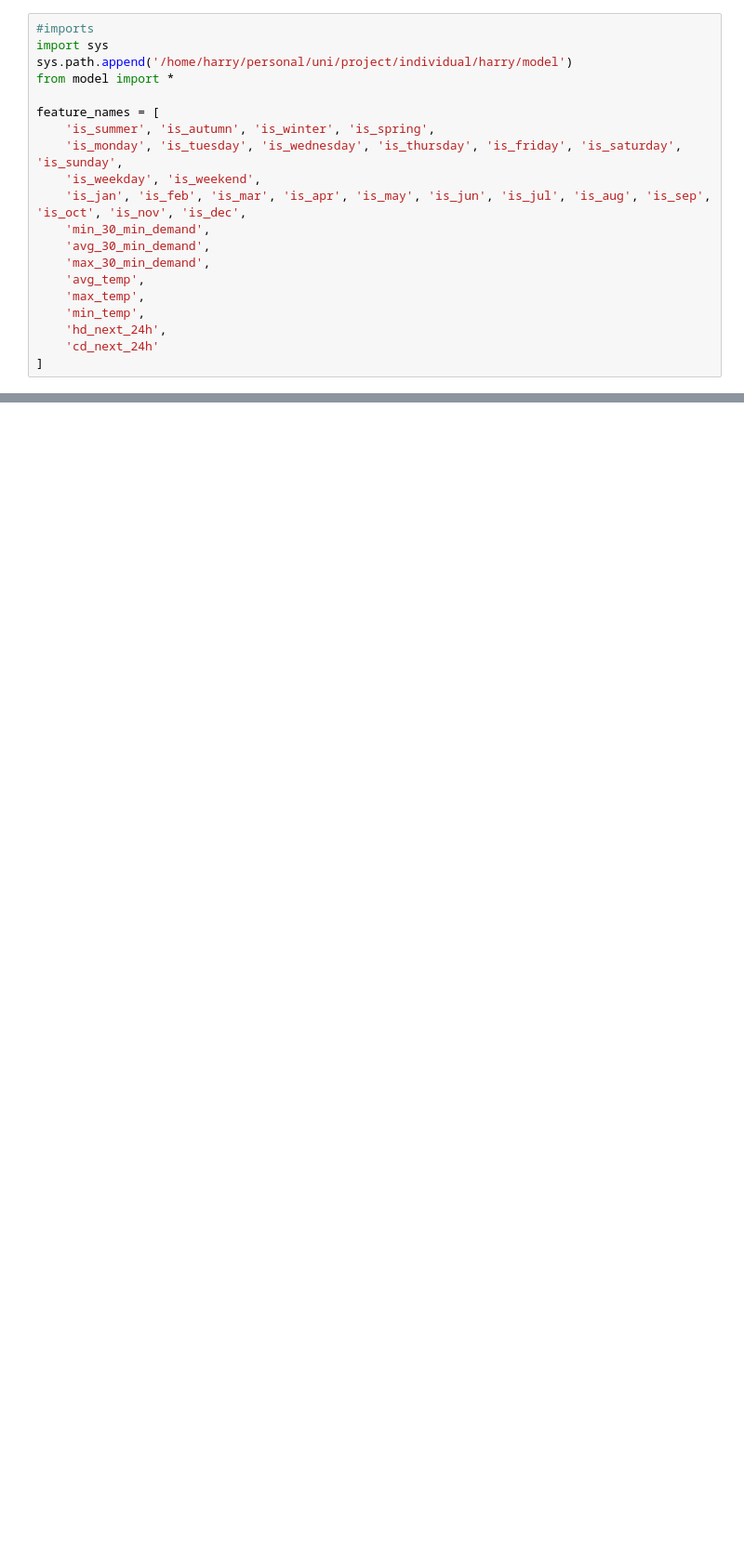
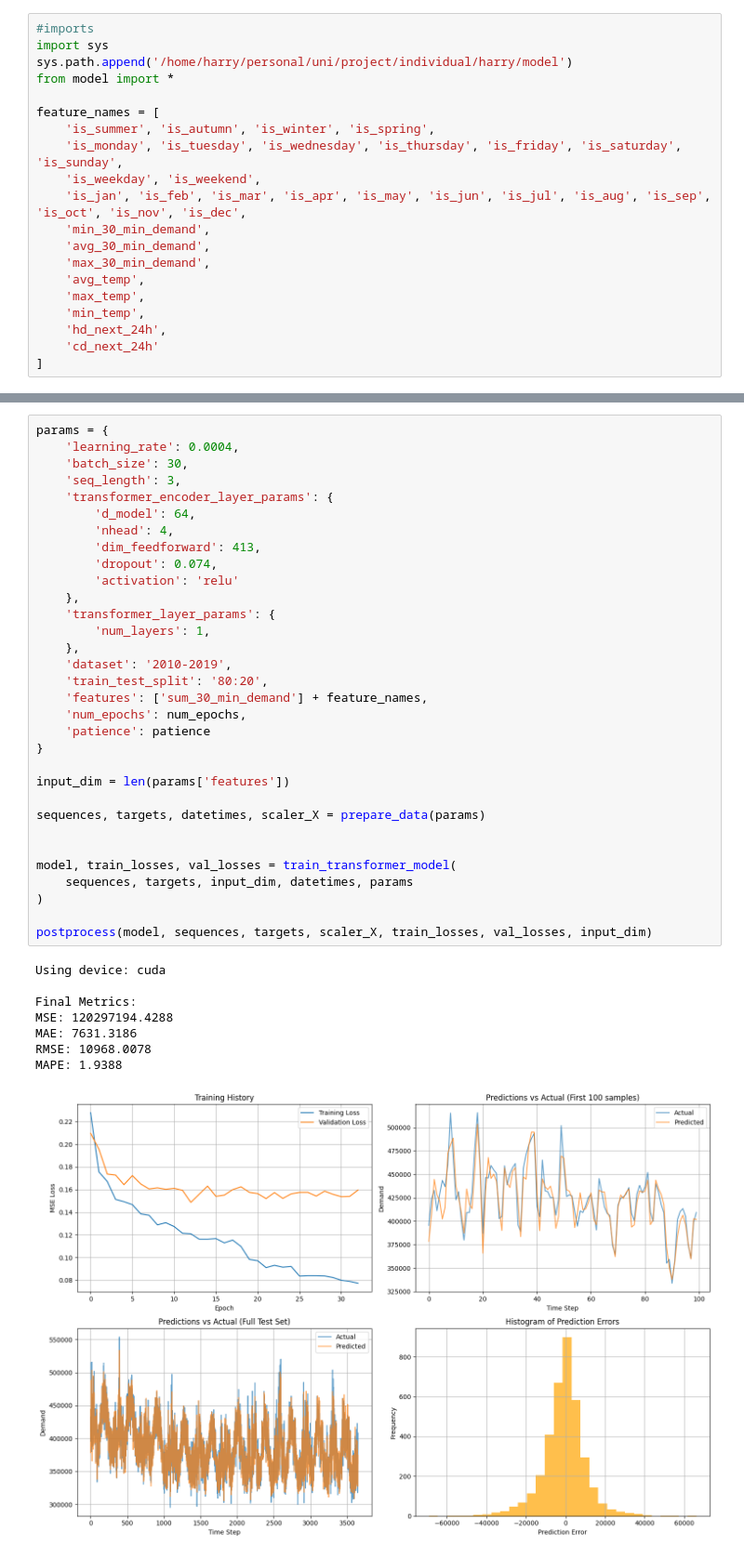
Before and after one commit to harrybirdnz/ZZSC9020-Group_F, a Jupyter notebook: individual/harry/model/2010_2019/80:20/all_features.ipynb, the cells around one changed output, grey strips where cells are left out. Shown at 93% size. Cells and saved outputs as stored; diff of their text form; blank space fills up the shorter version.

```diff
--- a/individual/harry/model/2010_2019/80:20/all_features.ipynb
+++ b/individual/harry/model/2010_2019/80:20/all_features.ipynb
@@ -103,0 +104,41 @@ MAPE: 1.7214
+# %%
+params = {
+    'learning_rate': 0.0004,
+    'batch_size': 30,
+    'seq_length': 3,
+    'transformer_encoder_layer_params': {
+        'd_model': 64,
+        'nhead': 4,
+        'dim_feedforward': 413,
+        'dropout': 0.074,
+        'activation': 'relu'
+    },
+    'transformer_layer_params': {
+        'num_layers': 1,
+    },
+    'dataset': '2010-2019',
+    'train_test_split': '80:20',
+    'features': ['sum_30_min_demand'] + feature_names,
+    'num_epochs': num_epochs,
+    'patience': patience
+}
+
+input_dim = len(params['features'])
+
+sequences, targets, datetimes, scaler_X = prepare_data(params)
+
+
+model, train_losses, val_losses = train_transformer_model(
+    sequences, targets, input_dim, datetimes, params
+)
+
+postprocess(model, sequences, targets, scaler_X, train_losses, val_losses, input_dim)
+# %% [output]
+Using device: cuda
+
+Final Metrics:
+MSE: 120297194.4288
+MAE: 7631.3186
+RMSE: 10968.0078
+MAPE: 1.9388
+[figure, added]
```
Also changed, not shown: parts of 5 cells of this notebook, 9 other files.
